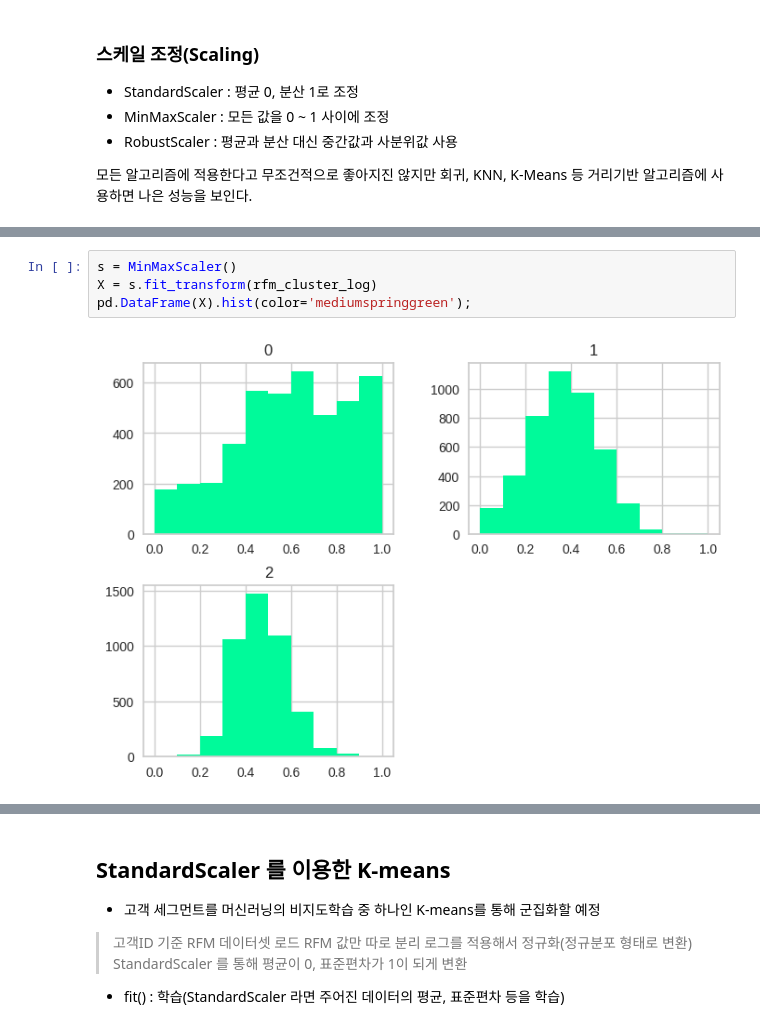
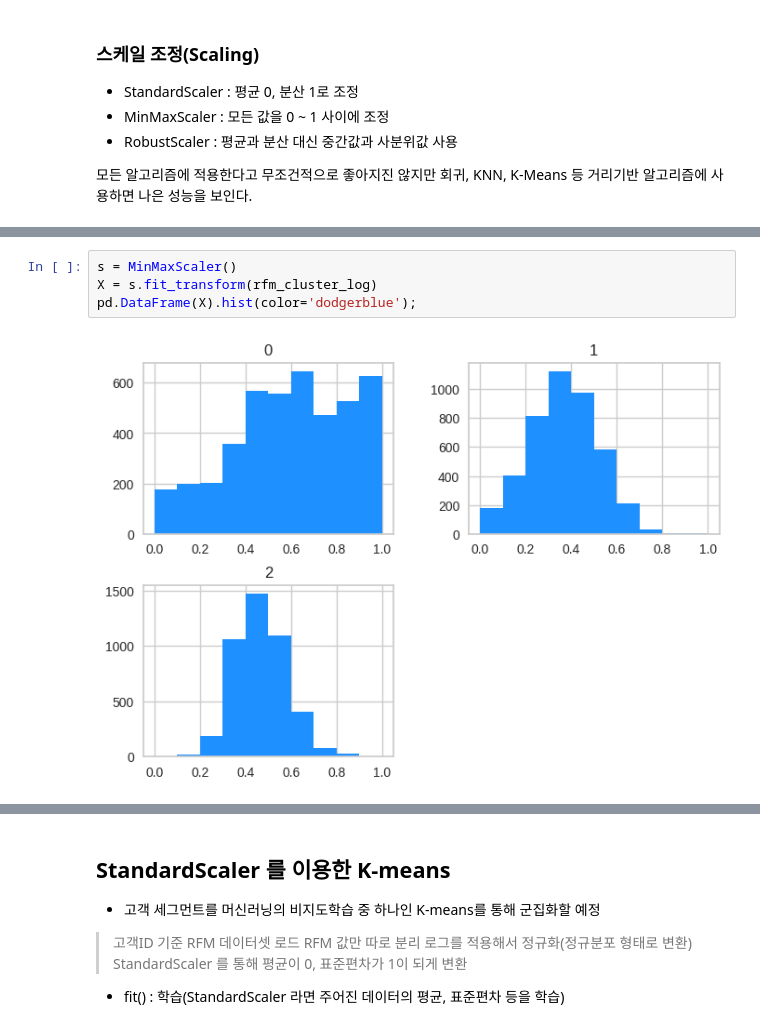
Before and after one commit to JINDOT/Data_Analysis_, a Jupyter notebook: Online_Retail_Clustering.ipynb, the cells around one changed output, grey strips where cells are left out. Drawn from its saved outputs; the diff is of its cells as text.

```diff
--- a/Online_Retail_Clustering.ipynb
+++ b/Online_Retail_Clustering.ipynb
@@ -136,9 +134,9 @@ array([[<Axes: title={'center': '0'}>, <Axes: title={'center': '1'}>],
 # %%
 s = MinMaxScaler()
 X = s.fit_transform(rfm_cluster_log)
-pd.DataFrame(X).hist(color='mediumspringgreen');
+pd.DataFrame(X).hist(color='dodgerblue');
 # %% [output]
-[figure, old version]
+[figure, new version]
 # %%
 r = RobustScaler()
 X = r.fit_transform(rfm_cluster_log)
```
Also changed, not shown: parts of 9 cells of this notebook.
